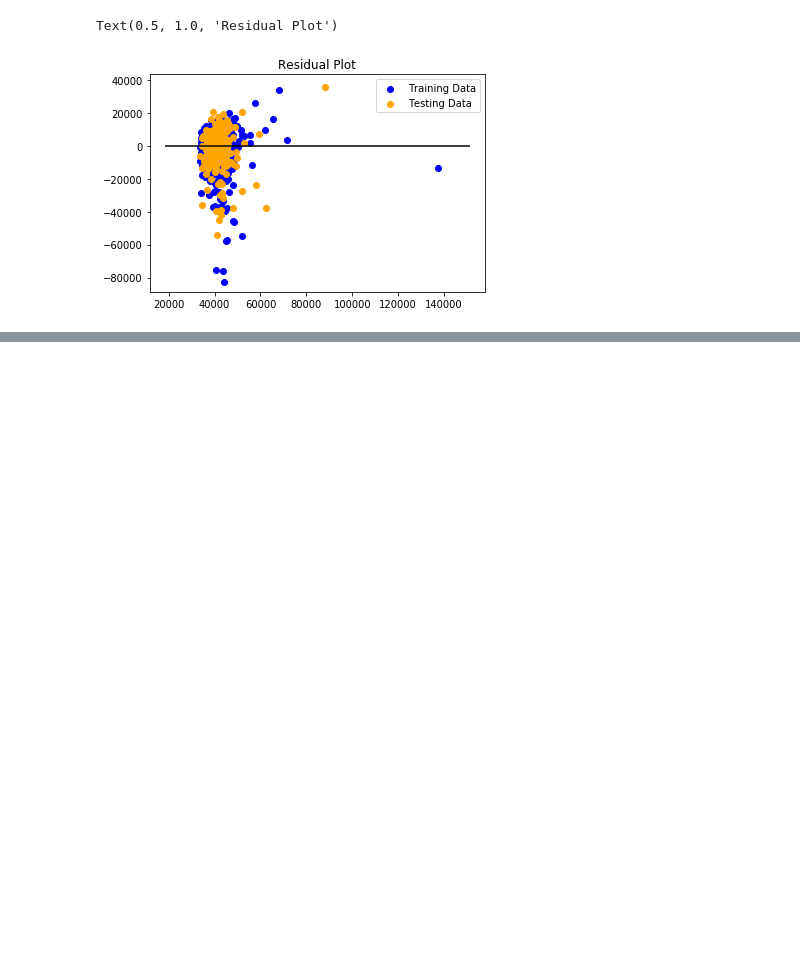
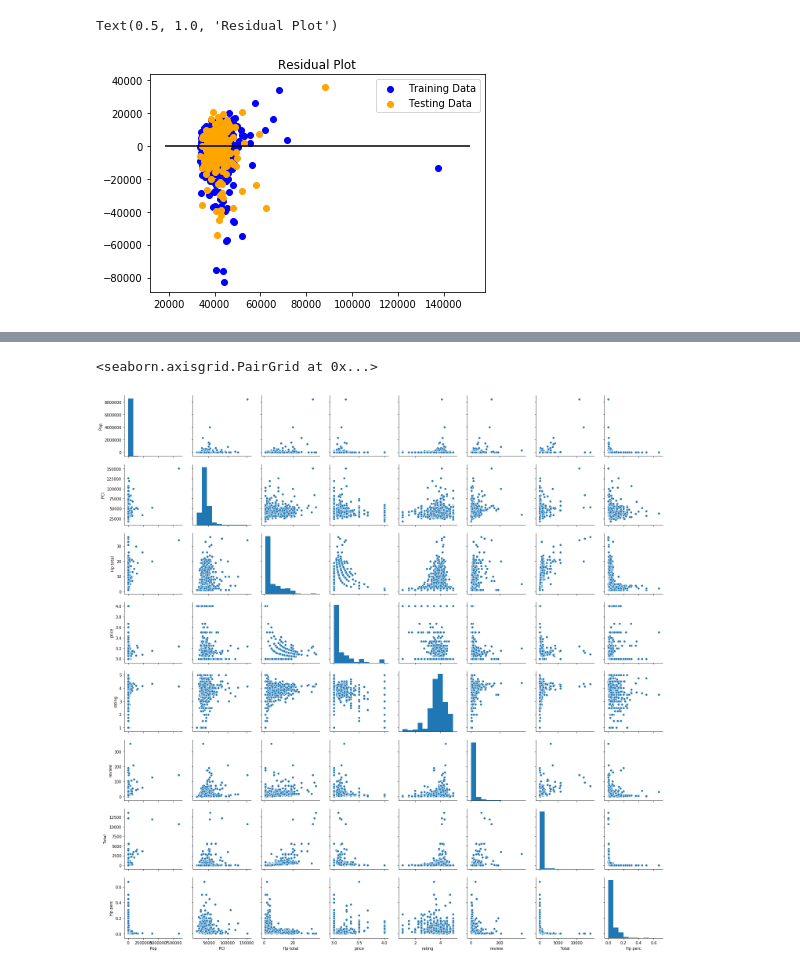
Before and after one commit to kcdevillier/City_Income, a Jupyter notebook: ML.ipynb, the cells around one changed output, grey strips where cells are left out. Saved outputs shown, nothing was run; the diff lists cells and outputs as text; code cells hidden in the pictures; blank space fills up the shorter version.

```diff
--- a/ML.ipynb
+++ b/ML.ipynb
@@ -107,0 +222,5 @@ data.corr()
+# %%
+sns.pairplot(hp_spa)
+# %% [output]
+<seaborn.axisgrid.PairGrid at 0x...>
+[figure, added]
```
Also changed, not shown: parts of 12 cells of this notebook, 52 other files.
